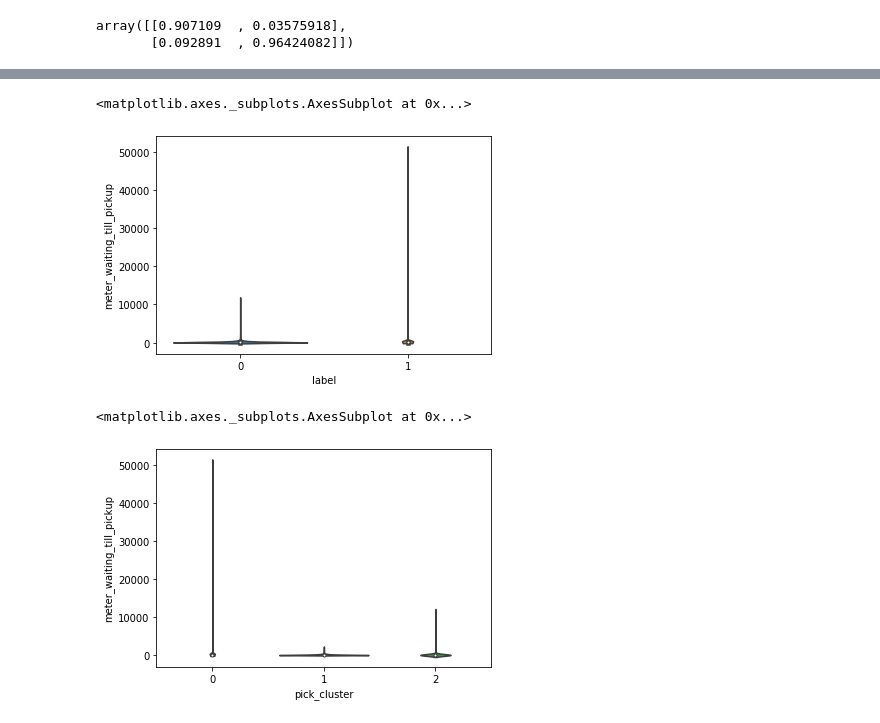
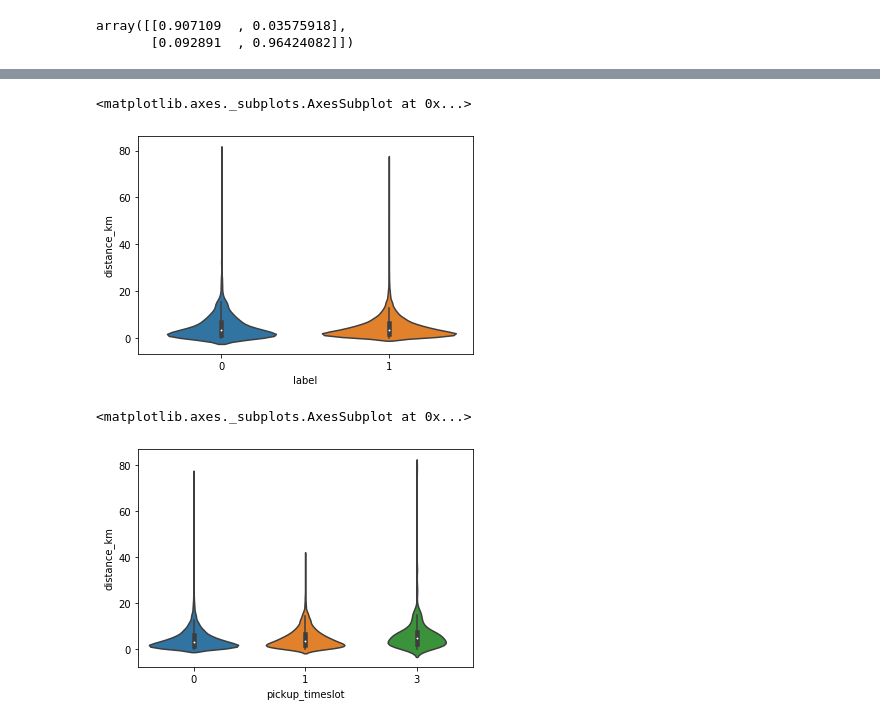
Before and after one commit to heshanpadmasiri/ride-fare, a Jupyter notebook: unit_fe.ipynb, the cells around one changed output, grey strips where cells are left out. Cells and saved outputs as stored; diff of their text form; code cells hidden in the pictures.

```diff
--- a/unit_fe.ipynb
+++ b/unit_fe.ipynb
@@ -1813,5 +1828,12 @@ for col1 in original_cat_cols:
         train_df_org[name] = train_df[col1] * train_df[col2]
         test_df[name] = test_df[col1] * test_df[col2]
         encoding_cols.append(name)
+# %%
+special_features = []
+
+train_df['pickup_timeslot@distance'] = (train_df['pickup_timeslot']+1) * train_df['distance_km']
+train_df_org['pickup_timeslot@distance'] = (train_df_org['pickup_timeslot']+1) * train_df_org['distance_km']
+test_df['pickup_timeslot@distance'] = (test_df['pickup_timeslot']+1) * test_df['distance_km']
+special_features.append('pickup_timeslot@distance')
 # %%
 features += encoding_cols
@@ -1912,10 +1939,10 @@ submission_df['prediction'].sum() / submission_df.shape[0]
 # %%
-sns.violinplot(x='label',y='meter_waiting_till_pickup',data=train_df)
+sns.violinplot(x='label',y='distance_km',data=train_df)
 # %% [output]
 <matplotlib.axes._subplots.AxesSubplot at 0x...>
-[figure, old version]
+[figure, new version]
 # %%
-sns.violinplot(x='pick_cluster',y='meter_waiting_till_pickup',data=train_df)
+sns.violinplot(x='pickup_timeslot',y='distance_km',data=train_df)
 # %% [output]
 <matplotlib.axes._subplots.AxesSubplot at 0x...>
-[figure, old version]
+[figure, new version]
```
Also changed, not shown: parts of 18 cells of this notebook.
